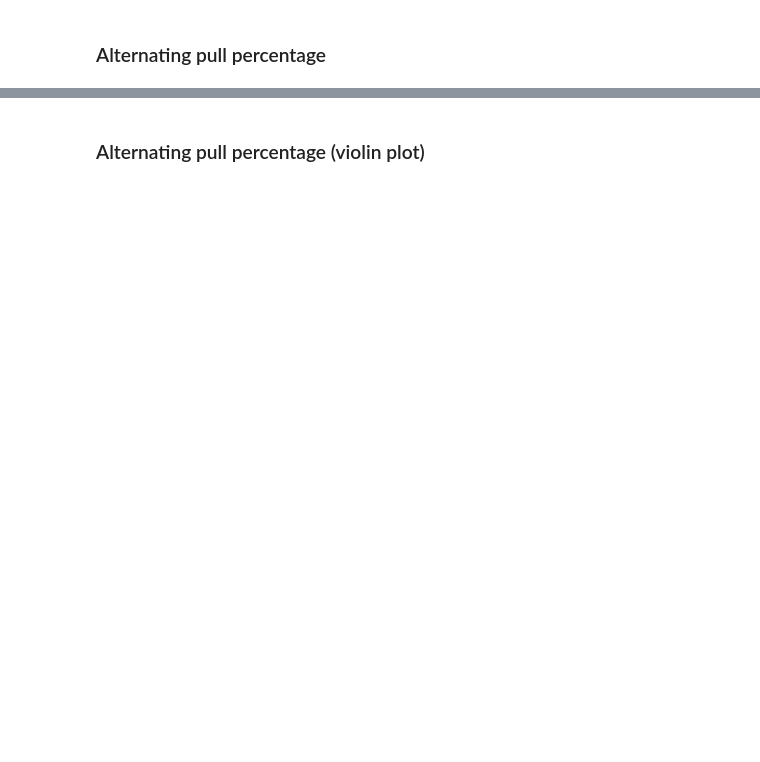
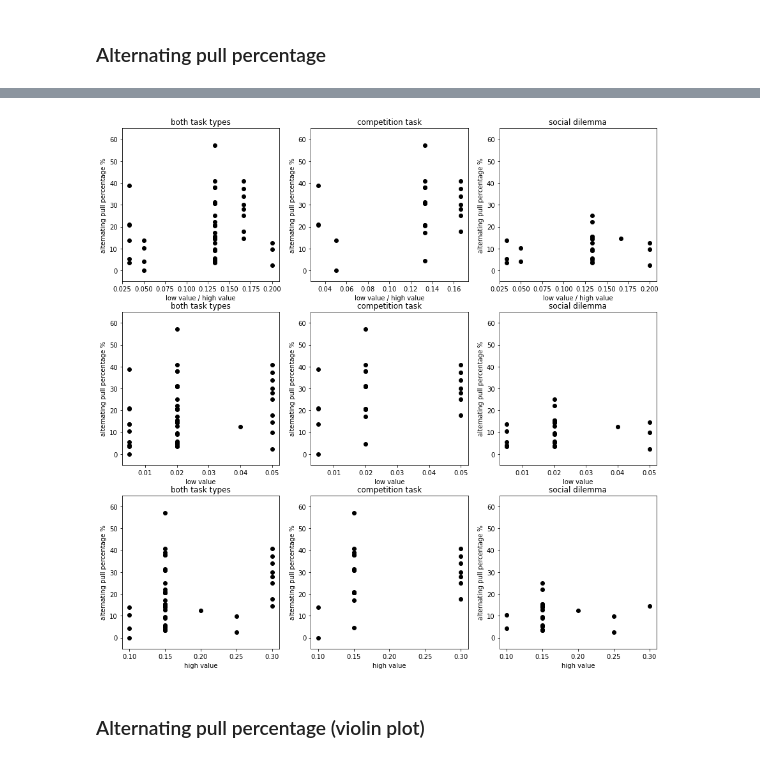
Before and after one commit to wilburshi/following_up_analysis, a Jupyter notebook: bhv_analysis_joystick_task/joystick_task_bhv_analysis.ipynb, the cells around one changed output, grey strips where cells are left out. Drawn from its saved outputs; the diff is of its cells as text; code cells hidden in the pictures; blank space fills up the shorter version.

```diff
--- a/bhv_analysis_joystick_task/joystick_task_bhv_analysis.ipynb
+++ b/bhv_analysis_joystick_task/joystick_task_bhv_analysis.ipynb
@@ -743,3 +786,98 @@ if savefigs:
+# %%
+fig, axs = plt.subplots(3,3)
+fig.set_figheight(15)
+fig.set_figwidth(15)
+
+# low / high ratio
+#
+xxx = lowvalues_all_dates/highvalues_all_dates
+yyy = alterpull_perc[0]
+axs[0,0].plot(xxx,yyy,'ko')
+axs[0,0].set_title('both task types')
+axs[0,0].set_xlabel('low value / high value')
+axs[0,0].set_ylabel('alternating pull percentage %')
+axs[0,0].set_ylim([-5,65])
+#
+xxx = lowvalues_all_dates[tasktypes_all_dates==1]/highvalues_all_dates[tasktypes_all_dates==1]
+yyy = alterpull_perc[0][np.where(tasktypes_all_dates==1)[0]]
+axs[0,1].plot(xxx,yyy,'ko')
+axs[0,1].set_title('competition task')
+axs[0,1].set_xlabel('low value / high value')
+axs[0,1].set_ylabel('alternating pull percentage %')
+axs[0,1].set_ylim([-5,65])
+#
+xxx = lowvalues_all_dates[tasktypes_all_dates==2]/highvalues_all_dates[tasktypes_all_dates==2]
+yyy = alterpull_perc[0][np.where(tasktypes_all_dates==2)[0]]
+axs[0,2].plot(xxx,yyy,'ko')
+axs[0,2].set_title('social dilemma')
+axs[0,2].set_xlabel('low value / high value')
+axs[0,2].set_ylabel('alternating pull percentage %')
+axs[0,2].set_ylim([-5,65])
+
+# low value
+#
+xxx = lowvalues_all_dates
+yyy = alterpull_perc[0]
+axs[1,0].plot(xxx,yyy,'ko')
+axs[1,0].set_title('both task types')
+axs[1,0].set_xlabel('low value')
+axs[1,0].set_ylabel('alternating pull percentage %')
+axs[1,0].set_ylim([-5,65])
+#
+xxx = lowvalues_all_dates[tasktypes_all_dates==1]
+yyy = alterpull_perc[0][np.where(tasktypes_all_dates==1)[0]]
+axs[1,1].plot(xxx,yyy,'ko')
+axs[1,1].set_title('competition task')
+axs[1,1].set_xlabel('low value')
+axs[1,1].set_ylabel('alternating pull percentage %')
+axs[1,1].set_ylim([-5,65])
+#
+xxx = lowvalues_all_dates[tasktypes_all_dates==2]
+yyy = alterpull_perc[0][np.where(tasktypes_all_dates==2)[0]]
+axs[1,2].plot(xxx,yyy,'ko')
+axs[1,2].set_title('social dilemma')
+axs[1,2].set_xlabel('low value')
+axs[1,2].set_ylabel('alternating pull percentage %')
+axs[1,2].set_ylim([-5,65])
+
+
+# high value
+#
+xxx = highvalues_all_dates
+yyy = alterpull_perc[0]
+axs[2,0].plot(xxx,yyy,'ko')
+axs[2,0].set_title('both task types')
+axs[2,0].set_xlabel('high value')
+axs[2,0].set_ylabel('alternating pull percentage %')
+axs[2,0].set_ylim([-5,65])
+#
+xxx = highvalues_all_dates[tasktypes_all_dates==1]
+yyy = alterpull_perc[0][np.where(tasktypes_all_dates==1)[0]]
+axs[2,1].plot(xxx,yyy,'ko')
+axs[2,1].set_title('competition task')
+axs[2,1].set_xlabel('high value')
+axs[2,1].set_ylabel('alternating pull percentage %')
+axs[2,1].set_ylim([-5,65])
+#
+xxx = highvalues_all_dates[tasktypes_all_dates==2]
+yyy = alterpull_perc[0][np.where(tasktypes_all_dates==2)[0]]
+axs[2,2].plot(xxx,yyy,'ko')
+axs[2,2].set_title('social dilemma')
+axs[2,2].set_xlabel('high value')
+axs[2,2].set_ylabel('alternating pull percentage %')
+axs[2,2].set_ylim([-5,65])
+
+
+if savefigs:
+    if do_allsessions:
+        plt.savefig("allsessions_alternating_pull_vs_reward.png")
+    else:
+        if not do_session_AlterType:
+            plt.savefig("sessions_SingleType_alternating_pull_vs_reward.png")
+        elif do_session_AlterType:
+            plt.savefig("sessions_AlterType_alternating_pull_vs_reward.png")
+# %% [output]
+[figure, added]
 # %% [markdown]
 ### Alternating pull percentage (violin plot)
 # %%
```
Also changed, not shown: parts of 9 cells of this notebook, 44 other files.
